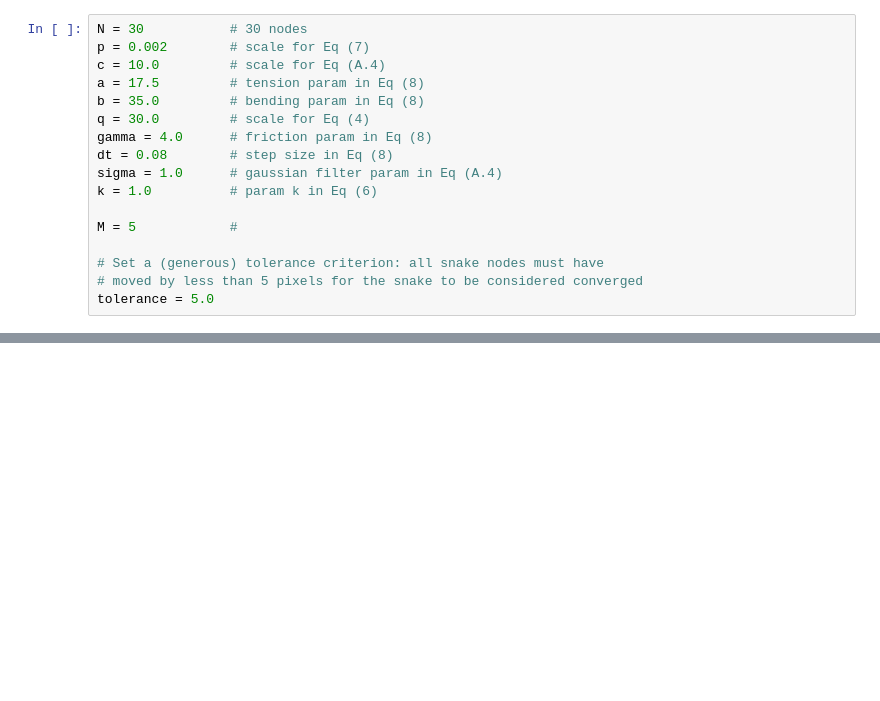
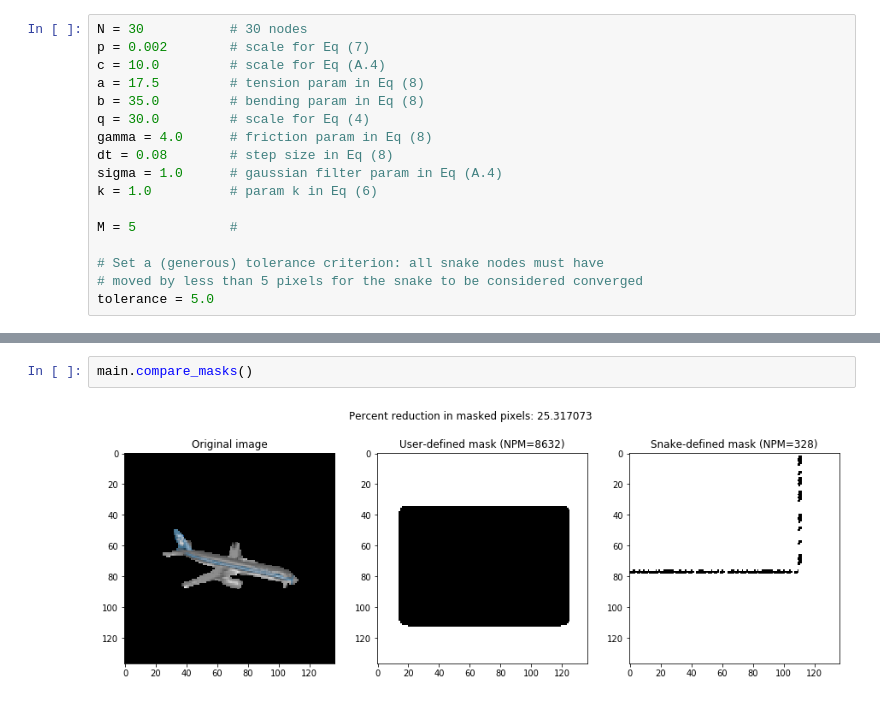
Before and after one commit to CS269-Capstone/t-snake-mask-generation, a Jupyter notebook: notebooks/Full-Demonstration.ipynb, the cells around one changed output, grey strips where cells are left out. Cells and saved outputs as stored; diff of their text form; blank space fills up the shorter version.

```diff
--- a/notebooks/Full-Demonstration.ipynb
+++ b/notebooks/Full-Demonstration.ipynb
@@ -54,0 +38,4 @@ ValueError: Variable inpaint_net/conv1/kernel already exists, disallowed. Did yo
+# %%
+main.compare_masks()
+# %% [output]
+[figure, added]
```
Also changed, not shown: parts of 4 cells of this notebook.
